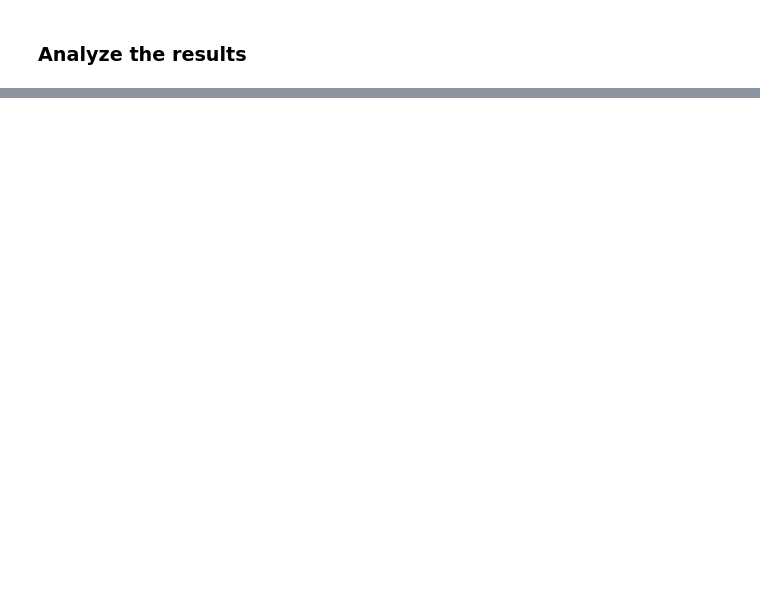
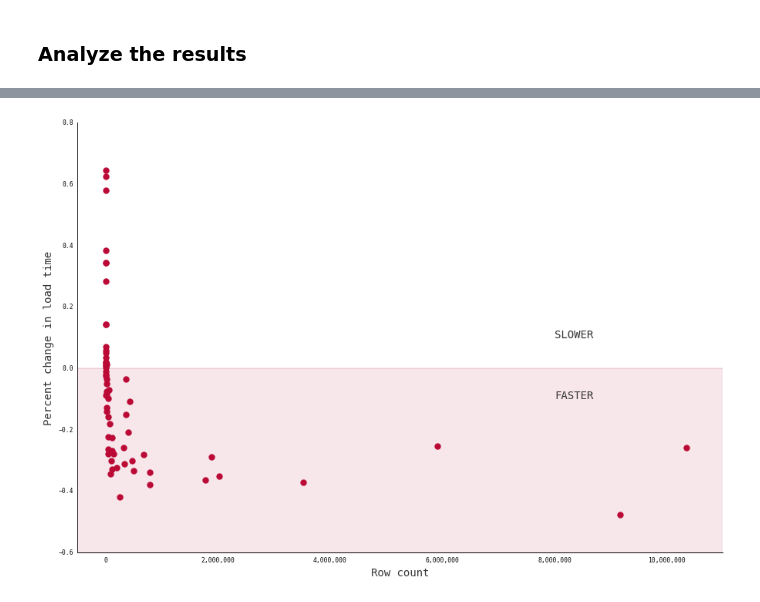
Before and after one commit to palewire/python-calaccess-notebooks, a Jupyter notebook: calaccess-exploration/django-postgres-copy speed tests.ipynb, the cells around one changed output, grey strips where cells are left out. Saved outputs shown, nothing was run; the diff lists cells and outputs as text; code cells hidden in the pictures; blank space fills up the shorter version.

```diff
--- a/calaccess-exploration/django-postgres-copy speed tests.ipynb
+++ b/calaccess-exploration/django-postgres-copy speed tests.ipynb
@@ -192,0 +255,36 @@ df['percent_change'] = df['change'] / df['dont_drop']
+# %%
+fig = plt.figure(figsize=(15, 10))
+ax = fig.add_subplot(1, 1, 1)
+ax.set_xlabel("Row count", fontsize=14, color="#333333")
+ax.set_ylabel("Percent change in load time", fontsize=14, color="#333333")
+ax.scatter(df.rows, df.percent_change, color="#ba0a35", s=65)
+plt.xlim(-500000, plt.xlim()[1]-1000000)
+plt.axhline(0, lw=0.2, color="#ba0a35")
+plt.annotate("FASTER", (8000000, -0.1), fontsize=14, color="#333333")
+plt.annotate("SLOWER", (8000000, 0.1), fontsize=14, color="#333333")
+ax.add_patch(
+    patches.Rectangle(
+        (plt.xlim()[0], 0),
+        plt.xlim()[1] + 500000,
+        plt.ylim()[0],
+        color="#ba0a35",
+        alpha=0.1
+    )
+)
+plt.tick_params(
+    axis='both',
+    which='both',
+    bottom='off',
+    top='off',
+    left="off",
+    right="off"
+)
+ax.spines['right'].set_visible(False)
+ax.spines['top'].set_visible(False)
+ax.get_xaxis().get_major_formatter().set_scientific(False)
+fmt = '{x:,.0f}'
+tick = mtick.StrMethodFormatter(fmt)
+ax.xaxis.set_major_formatter(tick)
+plt.show()
+# %% [output]
+[figure, added]
```
Also changed, not shown: parts of 21 cells of this notebook, 1 other file.
